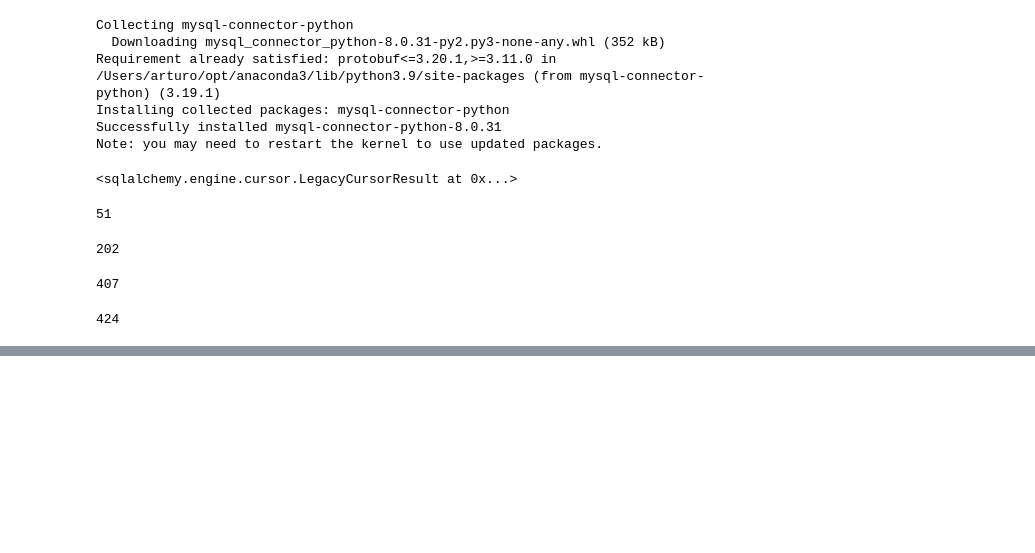
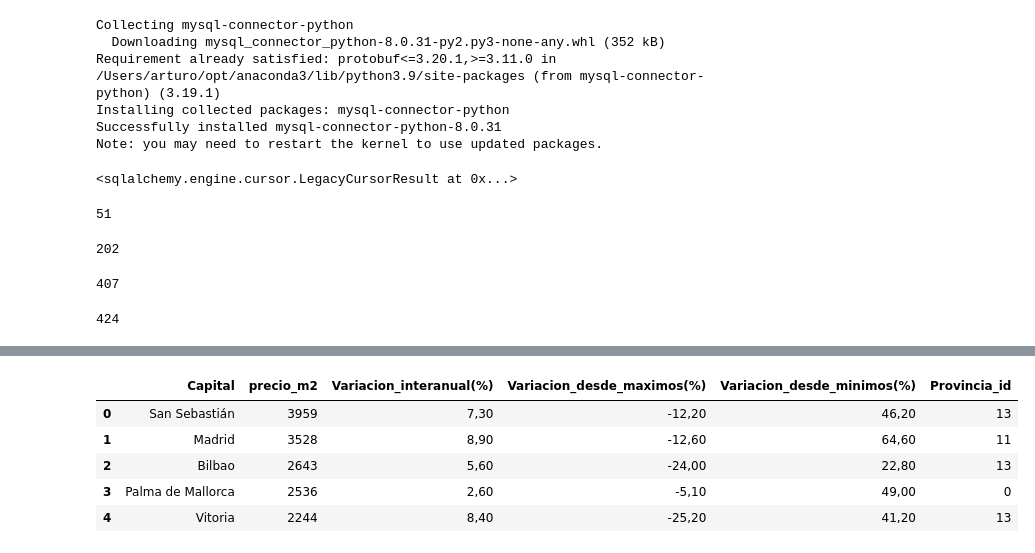
Before and after one commit to Artturoo/Wk4_Proyecto_ETL, a Jupyter notebook: src/Main_ETL.ipynb, the cells around one changed output, grey strips where cells are left out. Cells and saved outputs as stored; diff of their text form; code cells hidden in the pictures; blank space fills up the shorter version.

```diff
--- a/src/Main_ETL.ipynb
+++ b/src/Main_ETL.ipynb
@@ -785,0 +976,9 @@ crecimiemto.to_sql(name='crecimiemto', con=cursor, if_exists='append', index=Fal
+# %%
+preciom2.head()
+# %% [output]
+|  | Capital | precio_m2 | Variacion_interanual(%) | Variacion_desde_maximos(%) | Variacion_desde_minimos(%) | Provincia_id |
+| 0 | San Sebastián | 3959 | 7,30 | -12,20 | 46,20 | 13 |
+| 1 | Madrid | 3528 | 8,90 | -12,60 | 64,60 | 11 |
+| 2 | Bilbao | 2643 | 5,60 | -24,00 | 22,80 | 13 |
+| 3 | Palma de Mallorca | 2536 | 2,60 | -5,10 | 49,00 | 0 |
+| 4 | Vitoria | 2244 | 8,40 | -25,20 | 41,20 | 13 |
```
Also changed, not shown: parts of 51 cells of this notebook, 18 other files.
